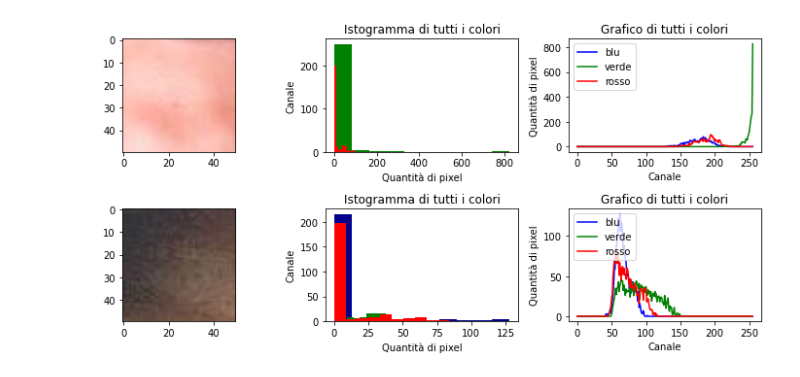
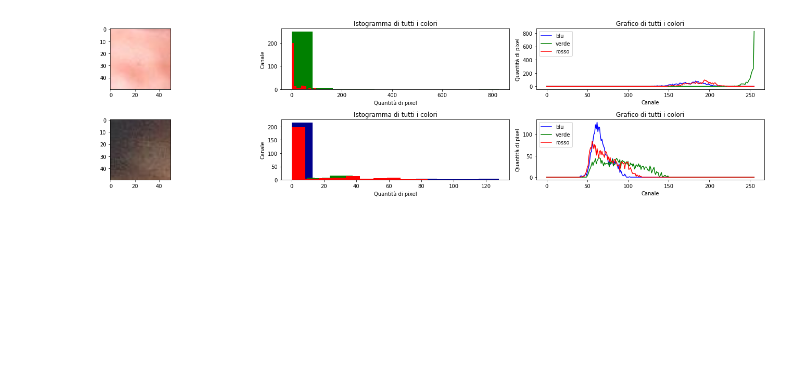
Before and after one commit to Wooler97/Skin-Detection, a Jupyter notebook: a.ipynb, the cells around one changed output. Cells and saved outputs as stored; diff of their text form; code cells hidden in the pictures; blank space fills up the shorter version.

```diff
--- a/a.ipynb
+++ b/a.ipynb
@@ -73,7 +74,7 @@ verde = cv2.calcHist([img3], [2], None, [256], [0, 256])
 
 ch3 = cv2.mean(img3)
 img3 = cv2.cvtColor(img3, cv2.COLOR_BGR2RGB)
-plt.figure(figsize=(10,5))
+plt.figure(figsize=(20,5))
 plt.subplot(2,3,1)
 plt.imshow(img3)
 plt.subplot(2,3,2)
@@ -81,6 +82,7 @@ plt.title("Istogramma di tutti i colori")
 plt.hist(blu,color="darkblue")
 plt.hist(verde,color="green")
 plt.hist(rosso,color="red")
+plt.legend(loc = 'upper right')
 plt.xlabel('Quantità di pixel')
 plt.ylabel('Canale')
 
@@ -97,34 +99,35 @@ img4 = cv2.imread('skin/pelle21.jpg', cv2.IMREAD_COLOR)
 blu = cv2.calcHist([img4], [0], None, [256], [0, 256])
 rosso = cv2.calcHist([img4], [1], None, [256], [0, 256])
 verde = cv2.calcHist([img4], [2], None, [256], [0, 256])
 
 
 ch4 = cv2.mean(img4)
 img4 = cv2.cvtColor(img4, cv2.COLOR_BGR2RGB)
 plt.subplot(2,3,4)
 plt.imshow(img4)
 
 plt.subplot(2,3,5)
 plt.title("Istogramma di tutti i colori")
 plt.hist(blu,color="darkblue")
 plt.hist(verde,color="green")
 plt.hist(rosso,color="red")
+plt.legend(loc = 'upper right')
 plt.xlabel('Quantità di pixel')
 plt.ylabel('Canale')
 
 plt.subplot(2,3,6)
 plt.title("Grafico di tutti i colori")
 plt.plot(blu, "-b", label = "blu")
 plt.plot(verde, "-g", label = "verde")
 plt.plot(rosso, "-r", label = "rosso")
 plt.legend(loc = 'upper left')
 plt.ylabel('Quantità di pixel')
 plt.xlabel('Canale')
 
 plt.tight_layout()
 plt.show()
 # %% [output]
-[figure, old version]
+[figure, new version]
 # %%
 img5 = cv2.imread('skin/pelle19.jpg', cv2.IMREAD_COLOR)
 blu = cv2.calcHist([img5], [0], None, [256], [0, 256])
```
Also changed, not shown: parts of 10 cells of this notebook, 1 other file.
